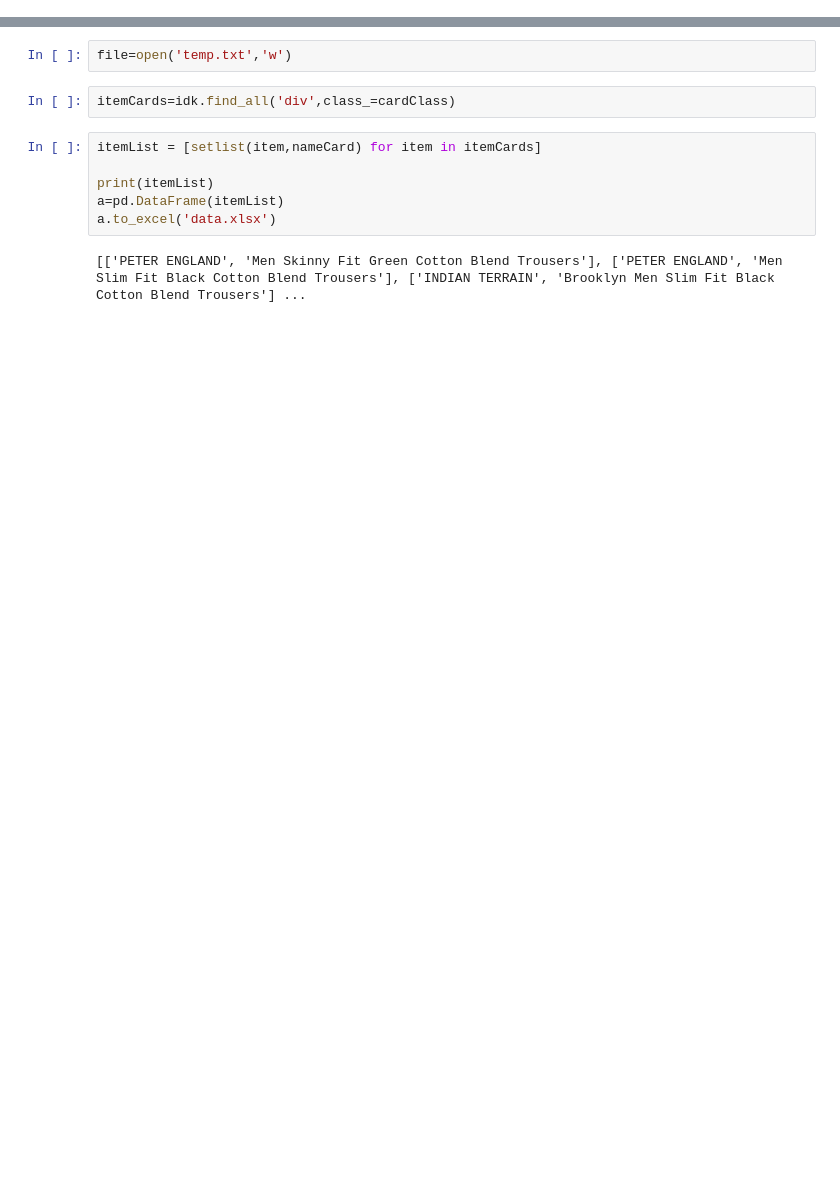
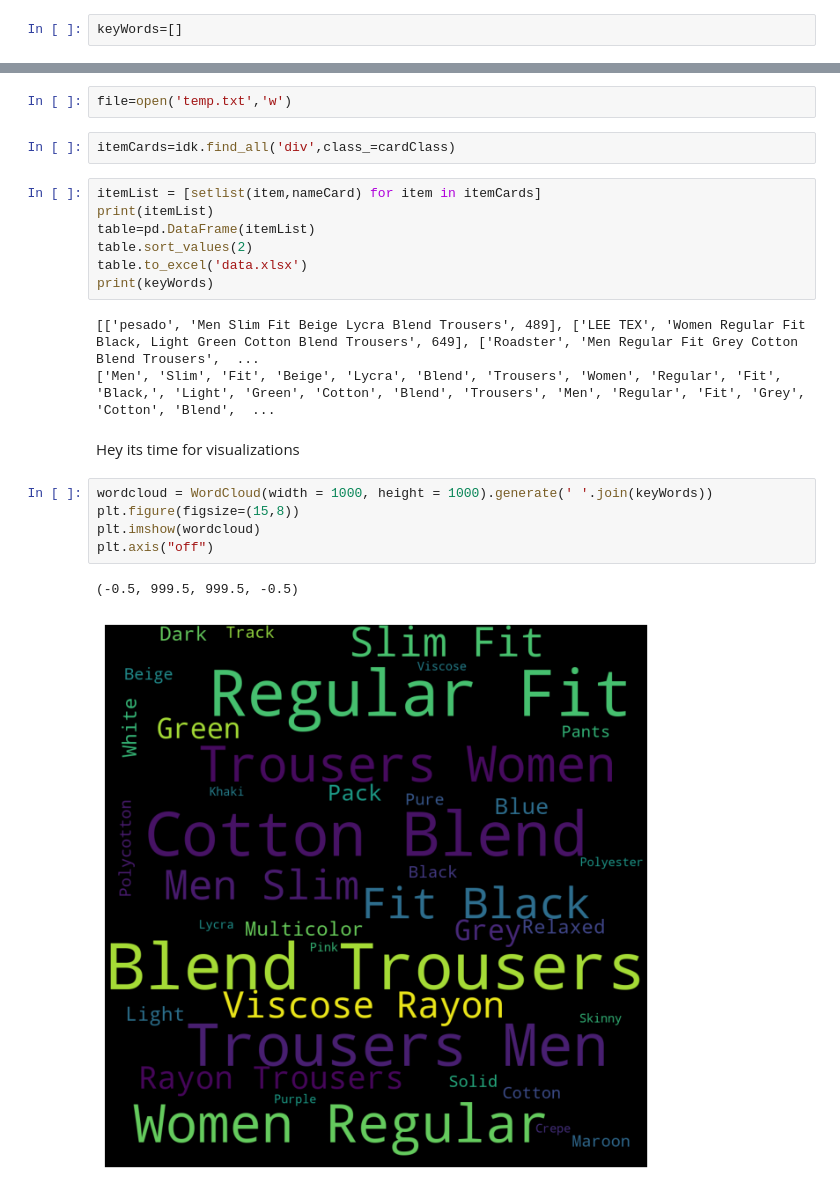
Before and after one commit to JoJosuk/Web-scraping-Project, a Jupyter notebook: flipkart.ipynb, the cells around one changed output, grey strips where cells are left out. Saved outputs shown, nothing was run; the diff lists cells and outputs as text; blank space fills up the shorter version.

Commit message:
visualization beginning

```diff
--- a/flipkart.ipynb
+++ b/flipkart.ipynb
@@ -17,3 +19,5 @@ itemName='%20'.join(itemName.split())
+# %%
+keyWords=[]
 # %%
 itemPage=requests.get(f'https://www.flipkart.com/search?q={itemName}').content
 idk = BeautifulSoup(itemPage,'html.parser')
@@ -28,9 +36,21 @@ file=open('temp.txt','w')
 itemCards=idk.find_all('div',class_=cardClass)
 # %%
 itemList = [setlist(item,nameCard) for item in itemCards]
-
 print(itemList)
-a=pd.DataFrame(itemList)
-a.to_excel('data.xlsx')
+table=pd.DataFrame(itemList)
+table.sort_values(2)
+table.to_excel('data.xlsx')
+print(keyWords)
 # %% [output]
-[['PETER ENGLAND', 'Men Skinny Fit Green Cotton Blend Trousers'], ['PETER ENGLAND', 'Men Slim Fit Black Cotton Blend Trousers'], ['INDIAN TERRAIN', 'Brooklyn Men Slim Fit Black Cotton Blend Trousers'] ...
+[['pesado', 'Men Slim Fit Beige Lycra Blend Trousers', 489], ['LEE TEX', 'Women Regular Fit Black, Light Green Cotton Blend Trousers', 649], ['Roadster', 'Men Regular Fit Grey Cotton Blend Trousers',  ...
+['Men', 'Slim', 'Fit', 'Beige', 'Lycra', 'Blend', 'Trousers', 'Women', 'Regular', 'Fit', 'Black,', 'Light', 'Green', 'Cotton', 'Blend', 'Trousers', 'Men', 'Regular', 'Fit', 'Grey', 'Cotton', 'Blend',  ...
+# %% [markdown]
+Hey its time for visualizations
+# %%
+wordcloud = WordCloud(width = 1000, height = 1000).generate(' '.join(keyWords))
+plt.figure(figsize=(15,8))
+plt.imshow(wordcloud)
+plt.axis("off")
+# %% [output]
+(-0.5, 999.5, 999.5, -0.5)
+[figure, added]
```
Also changed, not shown: parts of 6 cells of this notebook, 1 other file.
